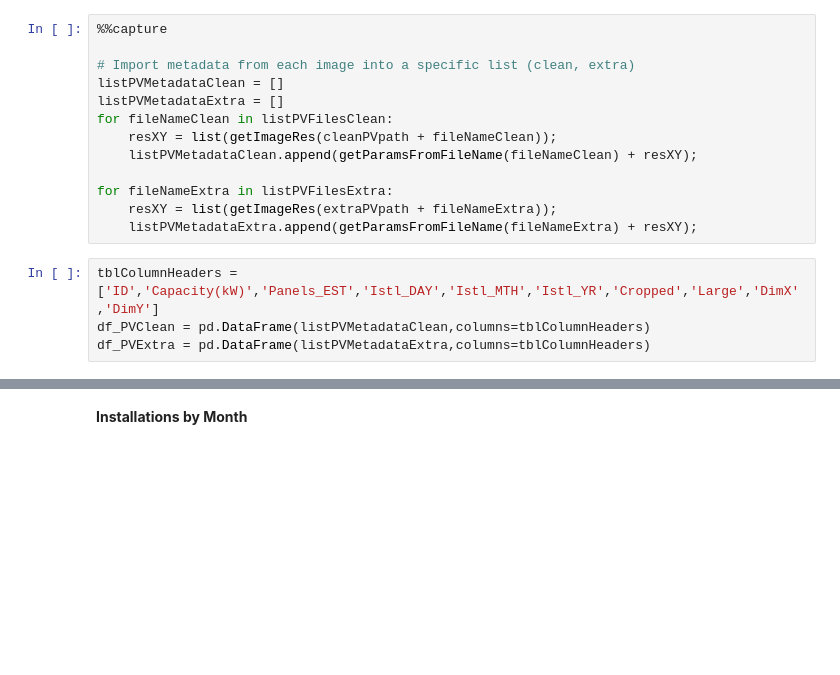
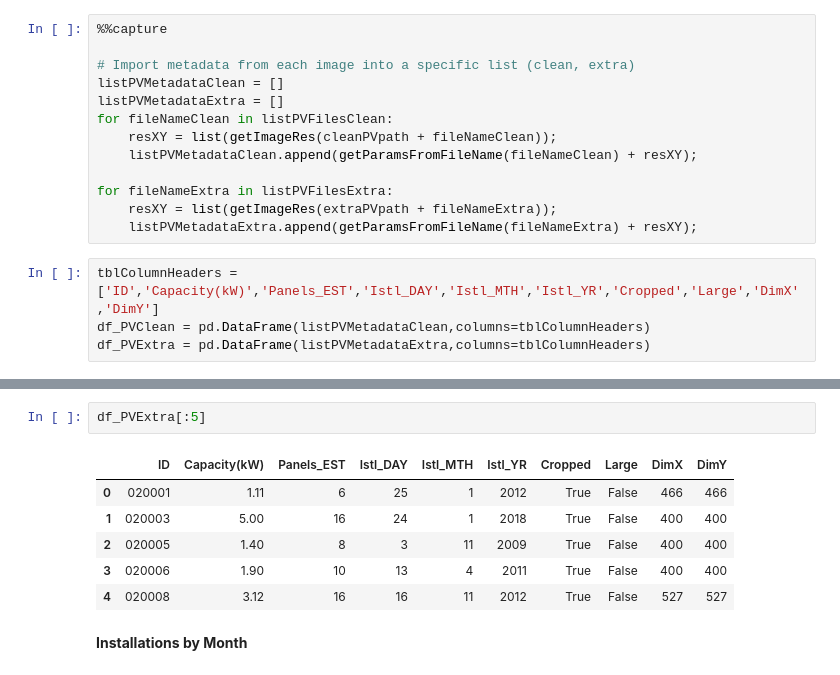
Before and after one commit to sofiary/teamunicornn, a Jupyter notebook: challenge_2/notebooks/PartA.ipynb, the cells around one changed output, grey strips where cells are left out. Cells and saved outputs as stored; diff of their text form; blank space fills up the shorter version.

```diff
--- a/challenge_2/notebooks/PartA.ipynb
+++ b/challenge_2/notebooks/PartA.ipynb
@@ -166,3 +185,12 @@ df_PVExtra = pd.DataFrame(listPVMetadataExtra,columns=tblColumnHeaders)
+# %%
+df_PVExtra[:5]
+# %% [output]
+|  | ID | Capacity(kW) | Panels_EST | Istl_DAY | Istl_MTH | Istl_YR | Cropped | Large | DimX | DimY |
+| 0 | 020001 | 1.11 | 6 | 25 | 1 | 2012 | True | False | 466 | 466 |
+| 1 | 020003 | 5.00 | 16 | 24 | 1 | 2018 | True | False | 400 | 400 |
+| 2 | 020005 | 1.40 | 8 | 3 | 11 | 2009 | True | False | 400 | 400 |
+| 3 | 020006 | 1.90 | 10 | 13 | 4 | 2011 | True | False | 400 | 400 |
+| 4 | 020008 | 3.12 | 16 | 16 | 11 | 2012 | True | False | 527 | 527 |
 # %% [markdown]
 <b> Installations by Month </b>
 # %%
```
Also changed, not shown: parts of 14 cells of this notebook, 1 other file.
